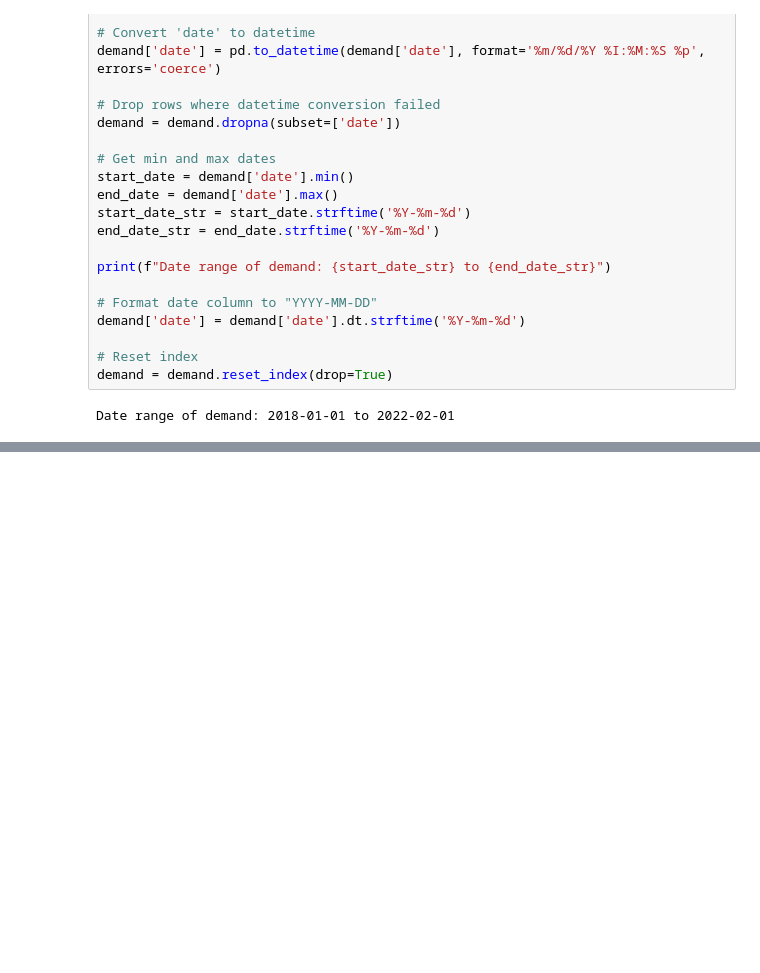
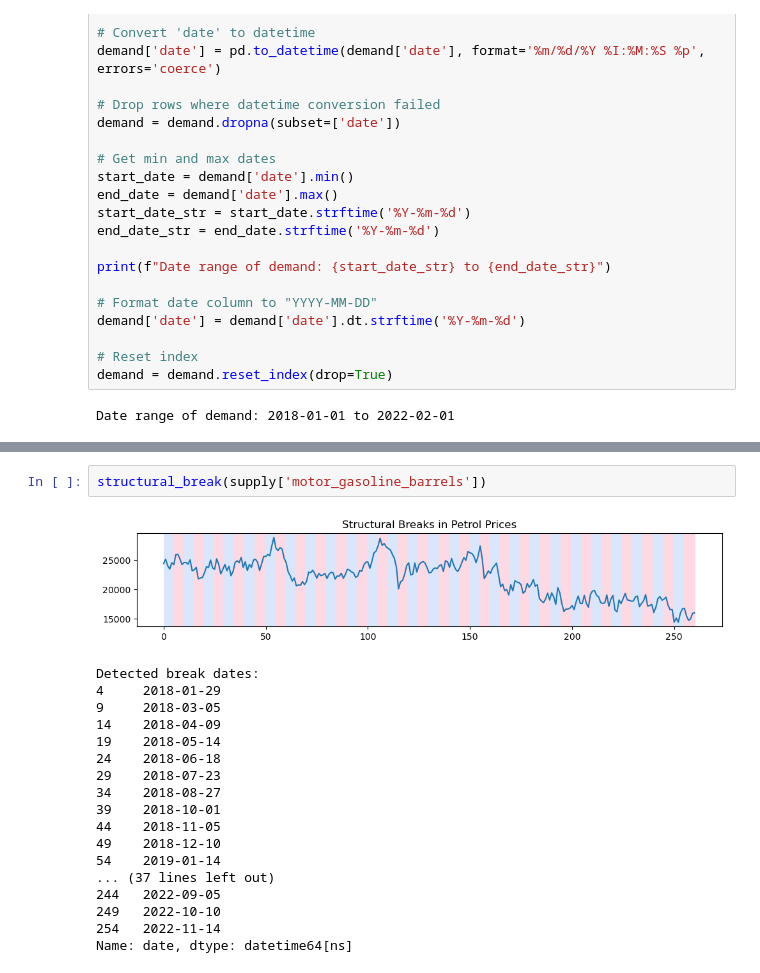
Before and after one commit to zenbean/Citadel-Women-s-Datathon-2025, a Jupyter notebook: consumer.ipynb, the cells around one changed output, grey strips where cells are left out. Saved outputs shown, nothing was run; the diff lists cells and outputs as text; blank space fills up the shorter version.

```diff
--- a/consumer.ipynb
+++ b/consumer.ipynb
@@ -169,0 +231,21 @@ supply = supply[(supply['date'] >= start_date) & (supply['date'] <= end_date)].r
+# %%
+structural_break(supply['motor_gasoline_barrels'])
+# %% [output]
+[figure, added]
+Detected break dates:
+4     2018-01-29
+9     2018-03-05
+14    2018-04-09
+19    2018-05-14
+24    2018-06-18
+29    2018-07-23
+34    2018-08-27
+39    2018-10-01
+44    2018-11-05
+49    2018-12-10
+54    2019-01-14
+... (37 lines left out)
+244   2022-09-05
+249   2022-10-10
+254   2022-11-14
+Name: date, dtype: datetime64[ns]
```
Also changed, not shown: parts of 33 cells of this notebook.
